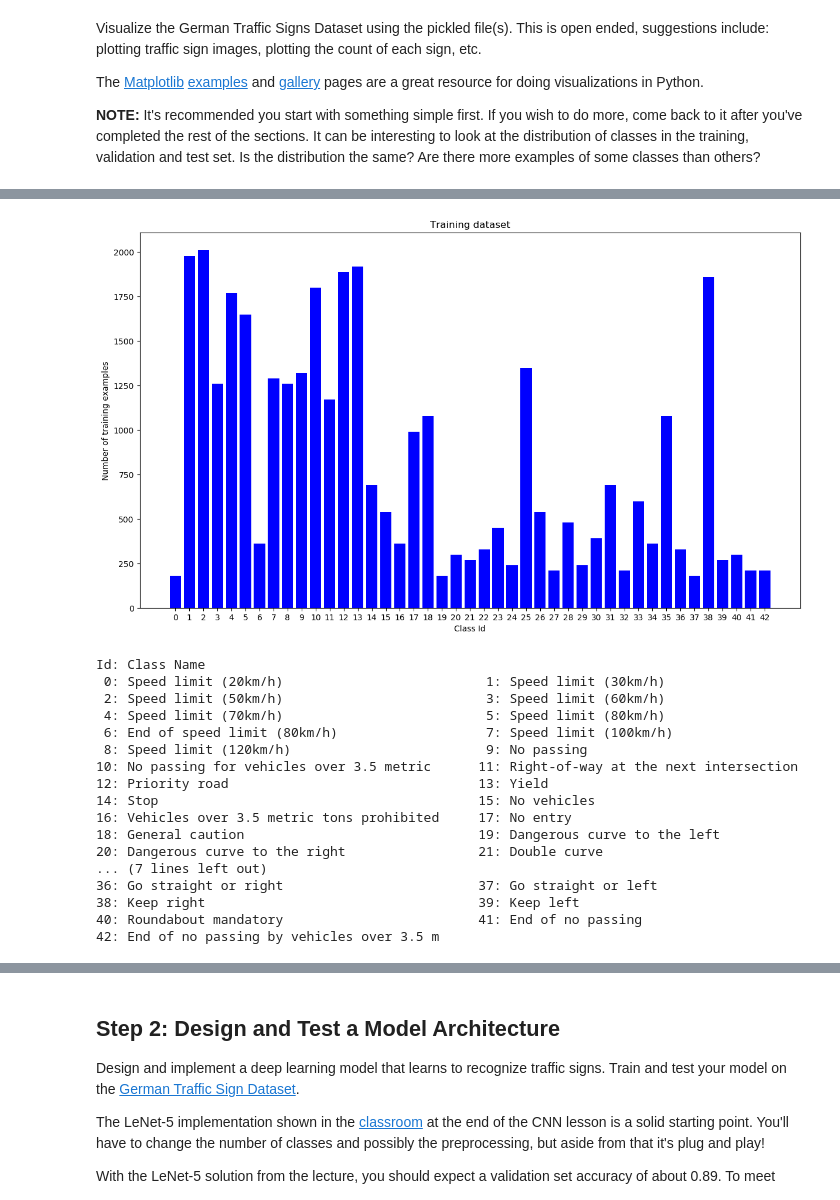
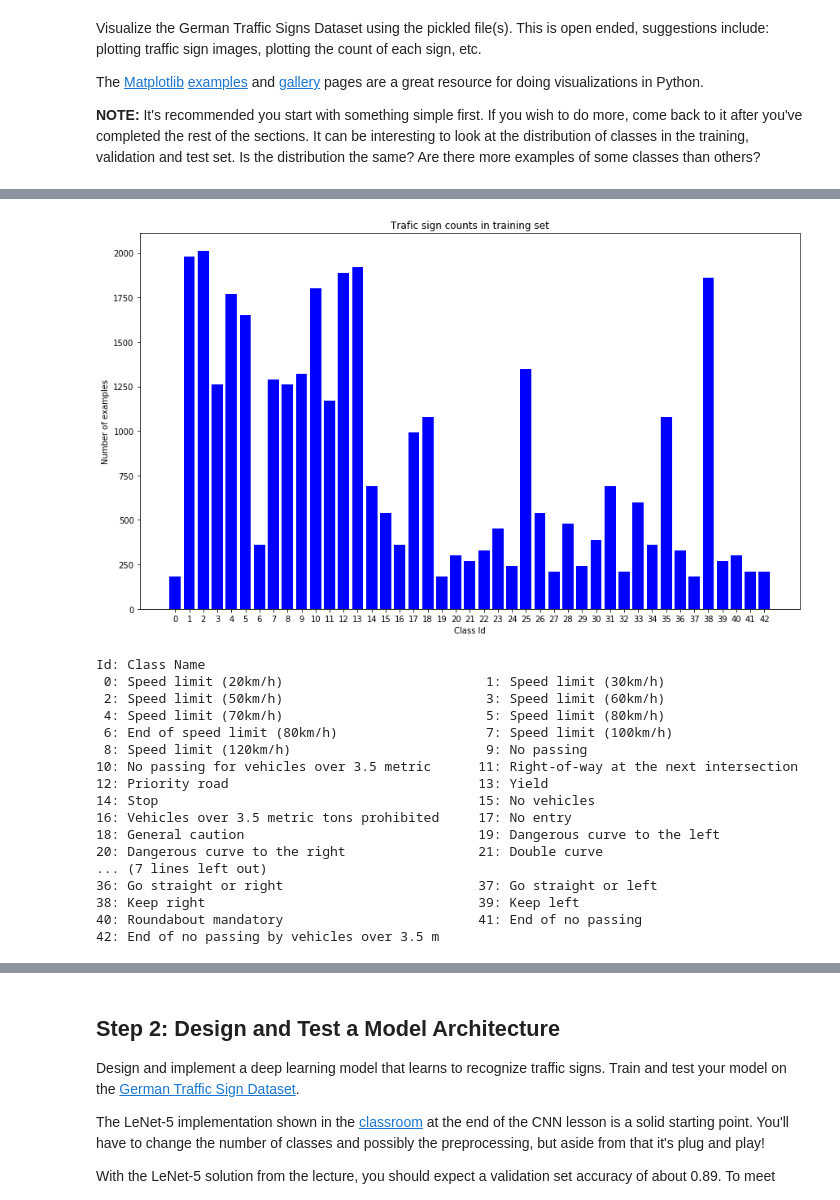
Before and after one commit to tcdoan/CarND-Traffic-Sign-Classifier-Project, a Jupyter notebook: Traffic_Sign_Classifier.ipynb, the cells around one changed output, grey strips where cells are left out. Cells and saved outputs as stored; diff of their text form; code cells hidden in the pictures.

```diff
--- a/Traffic_Sign_Classifier.ipynb
+++ b/Traffic_Sign_Classifier.ipynb
@@ -137,28 +143,33 @@ for i in range(4):
 # %%
 # plot the count of each sign in training dataset
 import collections
 
-signNames = [signDict[x] for x in range(n_classes)]
-xs = np.arange(len(signNames))
-train_y_counts  = collections.Counter(y_train)
-yCounts = [train_y_counts[x] for x in range(n_classes)]
+def visualizeClassCounts(labels, title):
+    signNames = [signDict[x] for x in range(n_classes)]
+    xs = np.arange(len(signNames))
+    yCounter  = collections.Counter(labels)
+    yCounts = [yCounter[x] for x in range(n_classes)]
 
-fig, ax = plt.subplots(figsize=(12, 7))
-fig.tight_layout()
-ax.bar(xs, yCounts, align='center',color='blue')
-ax.set_xticks(xs)
-ax.set_xlabel('Class Id')
-ax.set_ylabel('Number of training examples')
-ax.set_title('Training dataset')
-plt.show()
+    fig, ax = plt.subplots(figsize=(12, 7))
+    fig.tight_layout()
+    ax.bar(xs, yCounts, align='center',color='blue')
+    ax.set_xticks(xs)
+    ax.set_xlabel('Class Id')
+    ax.set_ylabel('Number of examples')
+    ax.set_title(title)
+    plt.show()
 
-print("Id: Class Name")
-for i in range(n_classes):
-    print("{:>2}: {:<45}".format(i, signNames[i][:40]), end='')
-    if i % 2 == 1:
-        print()
+def printClassLabels():
+    print("Id: Class Name")
+    for i in range(n_classes):
+        print("{:>2}: {:<45}".format(i, signNames[i][:40]), end='')
+        if i % 2 == 1:
+            print()
+
+visualizeClassCounts(y_train, 'Trafic sign counts in training set')
+printClassLabels()
 # %% [output]
-[figure, old version]
+[figure, new version]
 Id: Class Name
  0: Speed limit (20km/h)                          1: Speed limit (30km/h)
  2: Speed limit (50km/h)                          3: Speed limit (60km/h)
```
Also changed, not shown: parts of 9 cells of this notebook.
